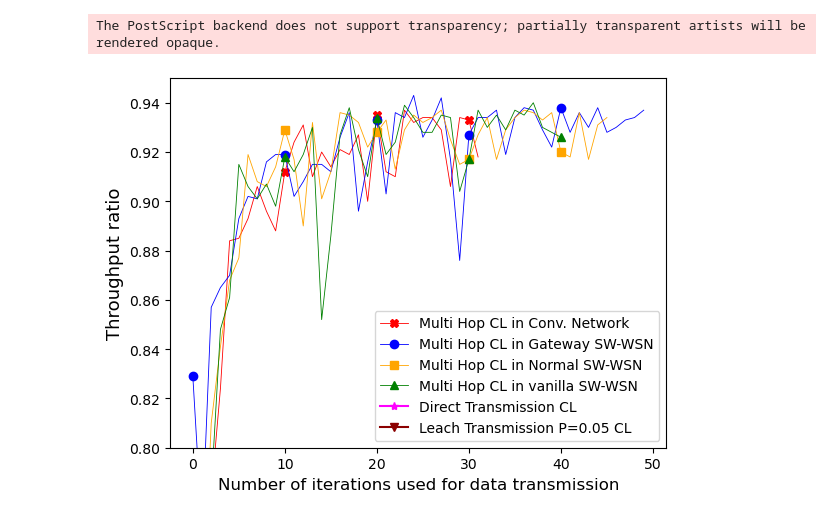
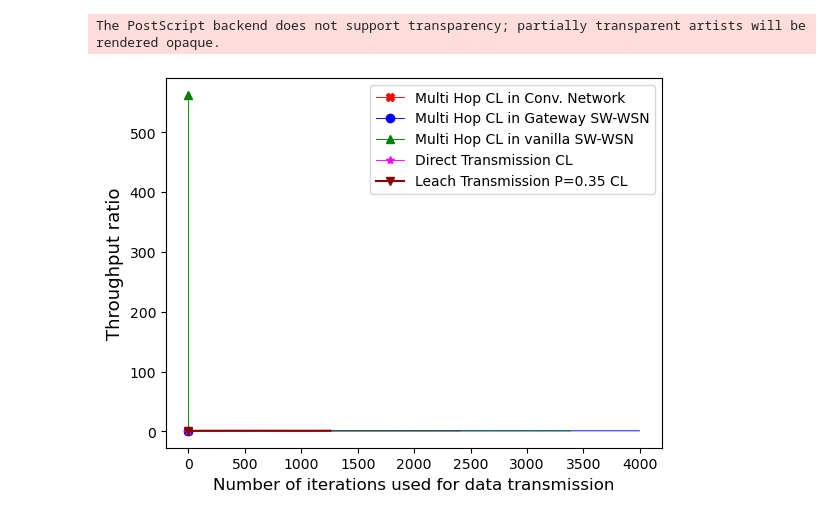
Before and after one commit to sanyam-dev/Wireless_Sensor_Network, a Jupyter notebook: result2.ipynb, the cells around one changed output. Saved outputs shown, nothing was run; the diff lists cells and outputs as text; code cells hidden in the pictures.

```diff
--- a/result2.ipynb
+++ b/result2.ipynb
@@ -110,36 +110,36 @@ The PostScript backend does not support transparency; partially transparent arti
 # %%
-mh_cl_conv = pd.DataFrame(np.load("final-meet/multihop-drop/cl-conv-performance.npy", allow_pickle=True).item())['throughput'].to_numpy()
-mh_cl_gsw = pd.DataFrame(np.load("final-meet/multihop-drop/cl-gsw-performance.npy", allow_pickle=True).item())['throughput'].to_numpy()
-mh_cl_nsw = pd.DataFrame(np.load("final-meet/multihop-drop/cl-nsw-performance.npy",allow_pickle=True).item())['throughput'].to_numpy()
-mh_cl_ppo = pd.DataFrame(np.load("final-meet/multihop-drop/cl-ppo-performance.npy",allow_pickle=True).item())['throughput'].to_numpy()
-mh_fl_conv = pd.DataFrame(np.load("final-meet/multihop-drop/fl-conv-performance.npy",allow_pickle=True).item())['throughput'].to_numpy()
-mh_fl_gsw = pd.DataFrame(np.load("final-meet/multihop-drop/fl-gsw-performance.npy",allow_pickle=True).item())['throughput'].to_numpy()
-mh_fl_nsw = pd.DataFrame(np.load("final-meet/multihop-drop/fl-nsw-performance.npy",allow_pickle=True).item())['throughput'].to_numpy()
-mh_fl_ppo = pd.DataFrame(np.load("final-meet/multihop-drop/fl-ppo-performance.npy",allow_pickle=True).item())['throughput'].to_numpy()
-direct_cl = pd.DataFrame(np.load("final-meet/direct-drop/cl-conv-performance.npy",allow_pickle=True).item())['throughput'].to_numpy()
-direct_fl = pd.DataFrame(np.load("final-meet/direct-drop/fl-conv-performance.npy",allow_pickle=True).item())['throughput'].to_numpy()
-l_35_cl = pd.DataFrame(np.load("final-meet/leach-0.05-drop/cl-conv-performance.npy",allow_pickle=True).item())['throughput'].to_numpy()
-l_35_fl =  pd.DataFrame(np.load("final-meet/leach-0.05-drop/fl-conv-performance.npy",allow_pickle=True).item())['throughput'].to_numpy()
+mh_cl_conv = pd.DataFrame(np.load("final-meet/multihop-drop/cl-conv-performance.npy", allow_pickle=True).item()['throughput']).to_numpy()
+mh_cl_gsw = pd.DataFrame(np.load("final-meet/multihop-drop/cl-gsw-performance.npy", allow_pickle=True).item()['throughput']).to_numpy()
+mh_cl_nsw = pd.DataFrame(np.load("final-meet/multihop-drop/cl-nsw-performance.npy",allow_pickle=True).item()['throughput']).to_numpy()
+mh_cl_ppo = pd.DataFrame(np.load("final-meet/multihop-drop/cl-ppo-performance.npy",allow_pickle=True).item()['throughput']).to_numpy()
+mh_fl_conv = pd.DataFrame(np.load("final-meet/multihop-drop/fl-conv-performance.npy",allow_pickle=True).item()['throughput']).to_numpy()
+mh_fl_gsw = pd.DataFrame(np.load("final-meet/multihop-drop/fl-gsw-performance.npy",allow_pickle=True).item()['throughput']).to_numpy()
+mh_fl_nsw = pd.DataFrame(np.load("final-meet/multihop-drop/fl-nsw-performance.npy",allow_pickle=True).item()['throughput']).to_numpy()
+mh_fl_ppo = pd.DataFrame(np.load("final-meet/multihop-drop/fl-ppo-performance.npy",allow_pickle=True).item()['throughput']).to_numpy()
+direct_cl = pd.DataFrame(np.load("final-meet/direct-drop/cl-conv-performance.npy",allow_pickle=True).item()['throughput']).to_numpy()
+direct_fl = pd.DataFrame(np.load("final-meet/direct-drop/fl-conv-performance.npy",allow_pickle=True).item()['throughput']).to_numpy()
+l_35_cl = pd.DataFrame(np.load("final-meet/leach-0.35-drop/cl-conv-performance.npy",allow_pickle=True).item()['throughput']).to_numpy()
+l_35_fl =  pd.DataFrame(np.load("final-meet/leach-0.35-drop/fl-conv-performance.npy",allow_pickle=True).item()['throughput']).to_numpy()
 # %%
 throughput = plt.figure()
 
 plt.xlabel('Number of iterations used for data transmission', fontsize=12)
 plt.ylabel('Throughput ratio', fontsize=13)
-plt.plot(mh_cl_conv,figure=throughput, markevery=10,linewidth=0.6 ,color='red', marker='X', label='Multi Hop CL in Conv. Network')
-plt.plot(mh_cl_gsw, figure=throughput, markevery=10,linewidth=0.6,color='blue', marker='o', label='Multi Hop CL in Gateway SW-WSN')
-plt.plot(mh_cl_nsw, figure=throughput, markevery=10,linewidth=0.6,color='orange', marker='s', label='Multi Hop CL in Normal SW-WSN')
-plt.plot(mh_cl_ppo, figure=throughput, markevery=10,linewidth=0.6 ,color='green', marker='^', label='Multi Hop CL in vanilla SW-WSN')
+plt.plot(mh_cl_conv,figure=throughput, markevery=5000, linewidth=0.65,color='red', marker='X', label='Multi Hop CL in Conv. Network')
+plt.plot(mh_cl_gsw, figure=throughput, markevery=5000, linewidth=0.65,color='blue', marker='o', label='Multi Hop CL in Gateway SW-WSN')
+# plt.plot(mh_cl_nsw, figure=throughput, markevery=5000, linewidth=0.65,color='orange', marker='s', label='Multi Hop CL in Normal SW-WSN')
+plt.plot(mh_cl_ppo, figure=throughput, markevery=5000, linewidth=0.65,color='green', marker='^', label='Multi Hop CL in vanilla SW-WSN')
 
-plt.plot(direct_cl ,figure=throughput, markevery=5 ,color='magenta', marker='*', label='Direct Transmission CL')
-plt.plot(l_35_cl ,figure=throughput, markevery=2 ,color='darkred', marker='v', label='Leach Transmission P=0.05 CL')
+plt.plot(direct_cl ,figure=throughput, markevery=5000, linewidth=0.65 ,color='magenta', marker='*', label='Direct Transmission CL')
+plt.plot(l_35_cl ,figure=throughput, markevery=5000 ,color='darkred', marker='v', label='Leach Transmission P=0.35 CL')
 
-plt.ylim(0.8, 0.95)
+# plt.ylim(0.8, 4)
 plt.legend()
 plt.savefig('final-meet/throughput-cl.eps')
 plt.savefig('final-meet/throughput-cl.png')
 # %% [output]
 The PostScript backend does not support transparency; partially transparent artists will be rendered opaque.
-[figure, old version]
+[figure, new version]
 # %%
 throughput1 = plt.figure()
 
```
Also changed, not shown: parts of 13 cells of this notebook, 44 other files.
